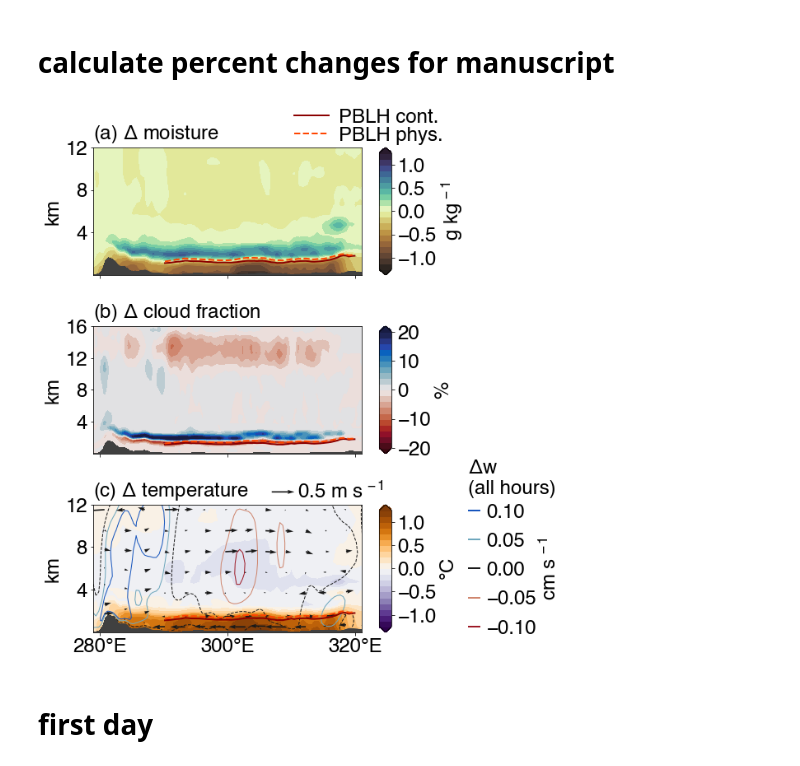
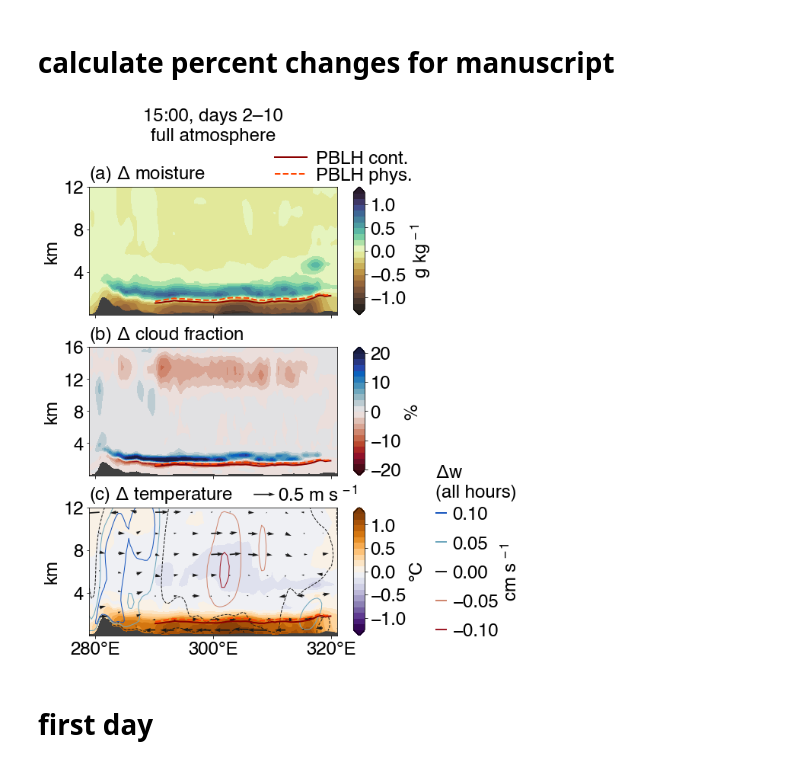
Before and after one commit to bairdlangenbrunner/amazon-phys-response-paper, a Jupyter notebook: scripts/POSTER_vertical_profiles_wrf.ipynb, the cells around one changed output. Saved outputs shown, nothing was run; the diff lists cells and outputs as text; code cells hidden in the pictures.

```diff
--- a/scripts/POSTER_vertical_profiles_wrf.ipynb
+++ b/scripts/POSTER_vertical_profiles_wrf.ipynb
@@ -579,7 +579,7 @@ quiver_plot = ax.quiver(xx[z_indices,::every_nth_lon]+360.,\
           width=quiver_shaft_width)#, headwidth=quiver_head_width,\
           #headlength=quiver_head_length)
 
-fig.tight_layout(h_pad=5)
+fig.tight_layout(h_pad=3)
 
 
 
@@ -594,7 +594,7 @@ ax_list[0].text(s='(a) $\Delta$ moisture', x=0, y=1.02, ha='left', va='bottom',
 ax_list[1].text(s='(b) $\Delta$ cloud fraction', x=0, y=1.02, ha='left', va='bottom', fontsize=fontsize, transform=ax_list[1].transAxes)
 ax_list[2].text(s='(c) $\Delta$ temperature', x=0, y=1.02, ha='left', va='bottom', fontsize=fontsize, transform=ax_list[2].transAxes)
 
-ax_list[0].text(s='15:00, days 2–10\nlower atmosphere', x=0.5, y=1.333, ha='center', va='bottom', fontsize=fontsize, transform=ax_list[0].transAxes)
+ax_list[0].text(s='15:00, days 2–10\nfull atmosphere', x=0.5, y=1.333, ha='center', va='bottom', fontsize=fontsize, transform=ax_list[0].transAxes)
 
 axpos1 = ax_list[0].get_position()
 axpos2 = ax_list[1].get_position()
@@ -627,34 +627,34 @@ cbar_lines_ax.tick_params(axis='y', which='both', right='off')
 cbar_lines_ax.get_children()[0].set_linewidths(2)
 cbar_lines_ax.get_children()[1].set_facecolor('None')
 cbar_lines_ax.get_children()[2].set_facecolor('None')
 cbar_lines.patch.set_visible(False)
 cbar_lines.outline.set_visible(False)
 
 cbar_lines_ax.text(s='$\Delta$w\n(all hours)', x=0, y=1.05, ha='left', va='bottom', \
                    fontsize=fontsize, transform=cbar_lines_ax.transAxes)
 
 
 for c in cbar_ax1.collections:
     c.set_edgecolor('face')
 for c in cbar_ax2.collections:
     c.set_edgecolor('face')
 for c in cbar_ax3.collections:
     c.set_edgecolor('face')
 
 quiver_key = ax_list[2].quiverkey(quiver_plot, \
                                   coordinates='axes', \
                                   X=.75, Y=1.1, labelpos='E', \
                                   label='', \
                                   U=quiver_key_scale)
 quiver_key_text = ax_list[2].text(s=str(quiver_key_scale)+' m s$^{\,-1}$',\
                                   x=.76, y=1.02,\
                                   ha='left', va='bottom',\
                                   transform=ax_list[2].transAxes, \
                                   fontsize=fontsize)
 
 fig.savefig('../figures/POSTER_vertical_profile_1500_upto12km.pdf', bbox_inches='tight')
 # %% [output]
-[figure, old version]
+[figure, new version]
 # %% [markdown]
 # first day
 # %%
```
Also changed, not shown: parts of 1 cell of this notebook, 2 other files.
